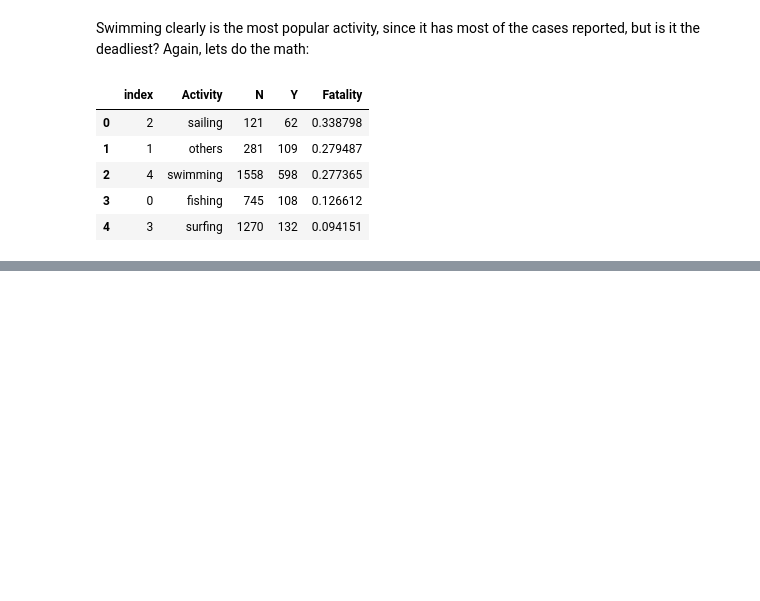
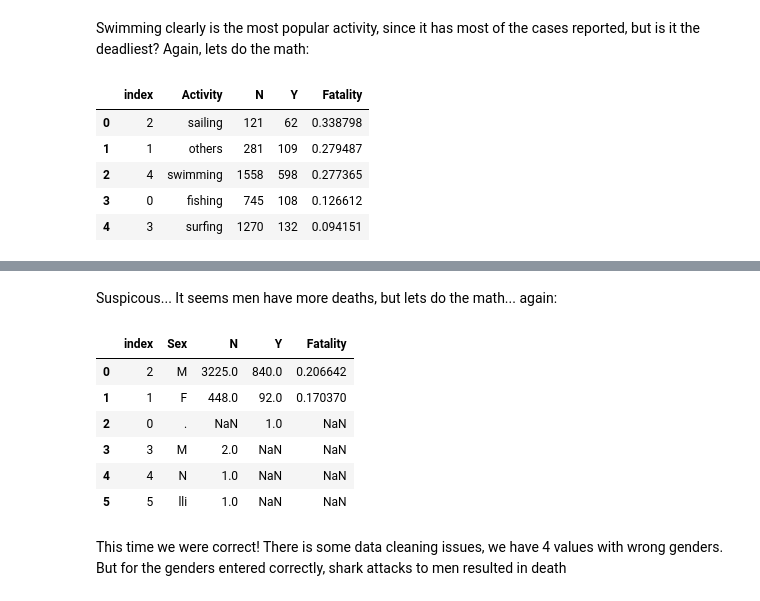
Before and after one commit to castrokike/data-cleaning-pandas, a Jupyter notebook: analysis.ipynb, the cells around one changed output, grey strips where cells are left out. Drawn from its saved outputs; the diff is of its cells as text; code cells hidden in the pictures; blank space fills up the shorter version.

```diff
--- a/analysis.ipynb
+++ b/analysis.ipynb
@@ -135,0 +152,19 @@ Lets keep going:
+# %% [markdown]
+Suspicous... It seems men have more deaths, but lets do the math... again:
+# %%
+the_gender_math = pd.DataFrame(data2[["Sex ","Fatal","Case Number"]].groupby(["Sex ","Fatal"]).count()).unstack('Fatal')
+the_gender_math.set_axis(the_gender_math.columns.map('_'.join),axis=1,inplace=True)
+the_gender_math = the_gender_math.reset_index()
+the_gender_math.rename(columns={"Case Number_N" : "N", "Case Number_Y" : "Y"},inplace=True)
+the_gender_math["Fatality"] = the_gender_math.apply(lambda x: ((x["Y"])/(x["Y"]+x["N"])), axis=1)
+the_gender_math.sort_values("Fatality",ascending=False).reset_index()
+# %% [output]
+|  | index | Sex | N | Y | Fatality |
+| 0 | 2 | M | 3225.0 | 840.0 | 0.206642 |
+| 1 | 1 | F | 448.0 | 92.0 | 0.170370 |
+| 2 | 0 | . | NaN | 1.0 | NaN |
+| 3 | 3 | M | 2.0 | NaN | NaN |
+| 4 | 4 | N | 1.0 | NaN | NaN |
+| 5 | 5 | lli | 1.0 | NaN | NaN |
+# %% [markdown]
+This time we were correct! There is some data cleaning issues, we have 4 values with wrong genders. But for the genders entered correctly, shark attacks to men resulted in death
```
Also changed, not shown: parts of 2 cells of this notebook.
